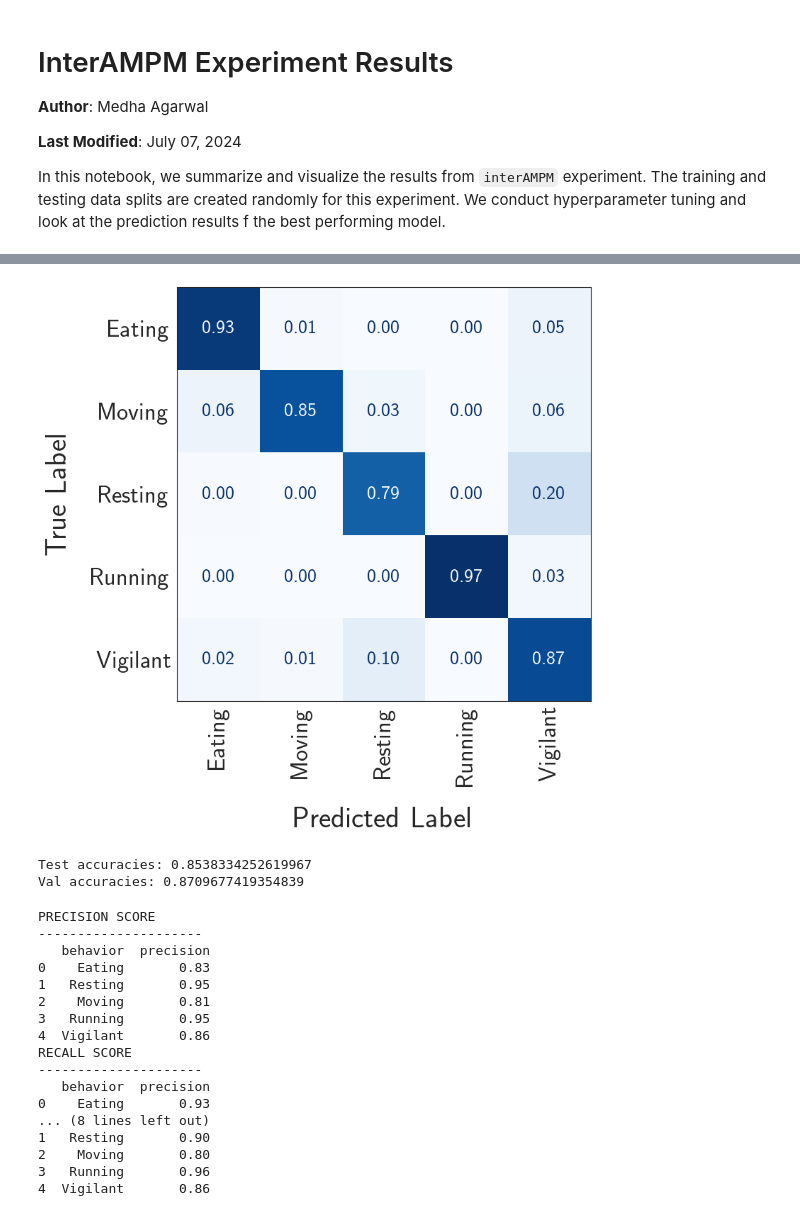
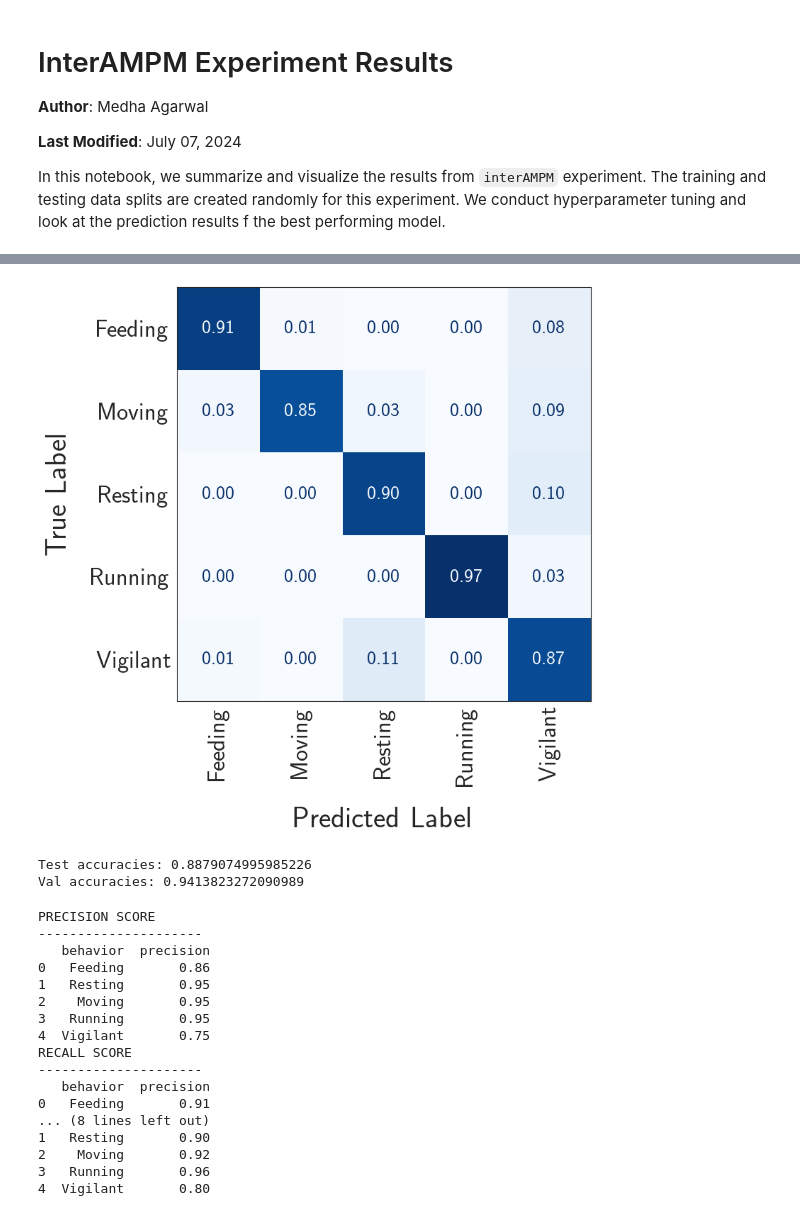
Before and after one commit to medhaaga/AWD-Biologging, a Jupyter notebook: notebooks/interAMPM.ipynb, the cells around one changed output, grey strips where cells are left out. Drawn from its saved outputs; the diff is of its cells as text; code cells hidden in the pictures.

```diff
--- a/notebooks/interAMPM.ipynb
+++ b/notebooks/interAMPM.ipynb
@@ -107,17 +159,17 @@ multi_label_predictions(dir, label_encoder, split='test', plot_confusion=True, r
 # %%
-dir = get_results_path(experiment_name, 5, 32, 5, 0.7)
+dir = get_results_path(experiment_name, 3, 64, 5, 0.7, 50)
 plot_path = os.path.join(get_figures_dir(), f'{experiment_name}-confusion_mat_theta0.7.png')
 multi_label_predictions(dir, label_encoder, split='test', plot_confusion=True, return_accuracy=False, plot_path=plot_path)
 # %% [output]
-[figure, old version]
+[figure, new version]
 # %%
 test_accuracies = multi_label_predictions(dir, label_encoder, split='test', plot_confusion=False, return_accuracy=True)
 val_accuracies = multi_label_predictions(dir, label_encoder, split='val', plot_confusion=False, return_accuracy=True)
 print(f"Test accuracies: {np.mean(test_accuracies)}")
 print(f"Val accuracies: {np.mean(val_accuracies)}")
 # %% [output]
-Test accuracies: 0.8538334252619967
-Val accuracies: 0.8709677419354839
+Test accuracies: 0.8879074995985226
+Val accuracies: 0.9413823272090989
 # %%
 print('PRECISION SCORE')
 print('---------------------')
@@ -134,20 +186,20 @@ print(pd.DataFrame({'behavior': BEHAVIORS, 'precision': np.round(multi_label_pre
 PRECISION SCORE
 ---------------------
    behavior  precision
-0    Eating       0.83
+0   Feeding       0.86
 1   Resting       0.95
-2    Moving       0.81
+2    Moving       0.95
 3   Running       0.95
-4  Vigilant       0.86
+4  Vigilant       0.75
 RECALL SCORE
 ---------------------
    behavior  precision
-0    Eating       0.93
+0   Feeding       0.91
 ... (8 lines left out)
 1   Resting       0.90
-2    Moving       0.80
+2    Moving       0.92
 3   Running       0.96
-4  Vigilant       0.86
+4  Vigilant       0.80
 # %%
 class Arguments:
         def __init__(self, experiment_name,
```
Also changed, not shown: parts of 8 cells of this notebook, 14 other files.
